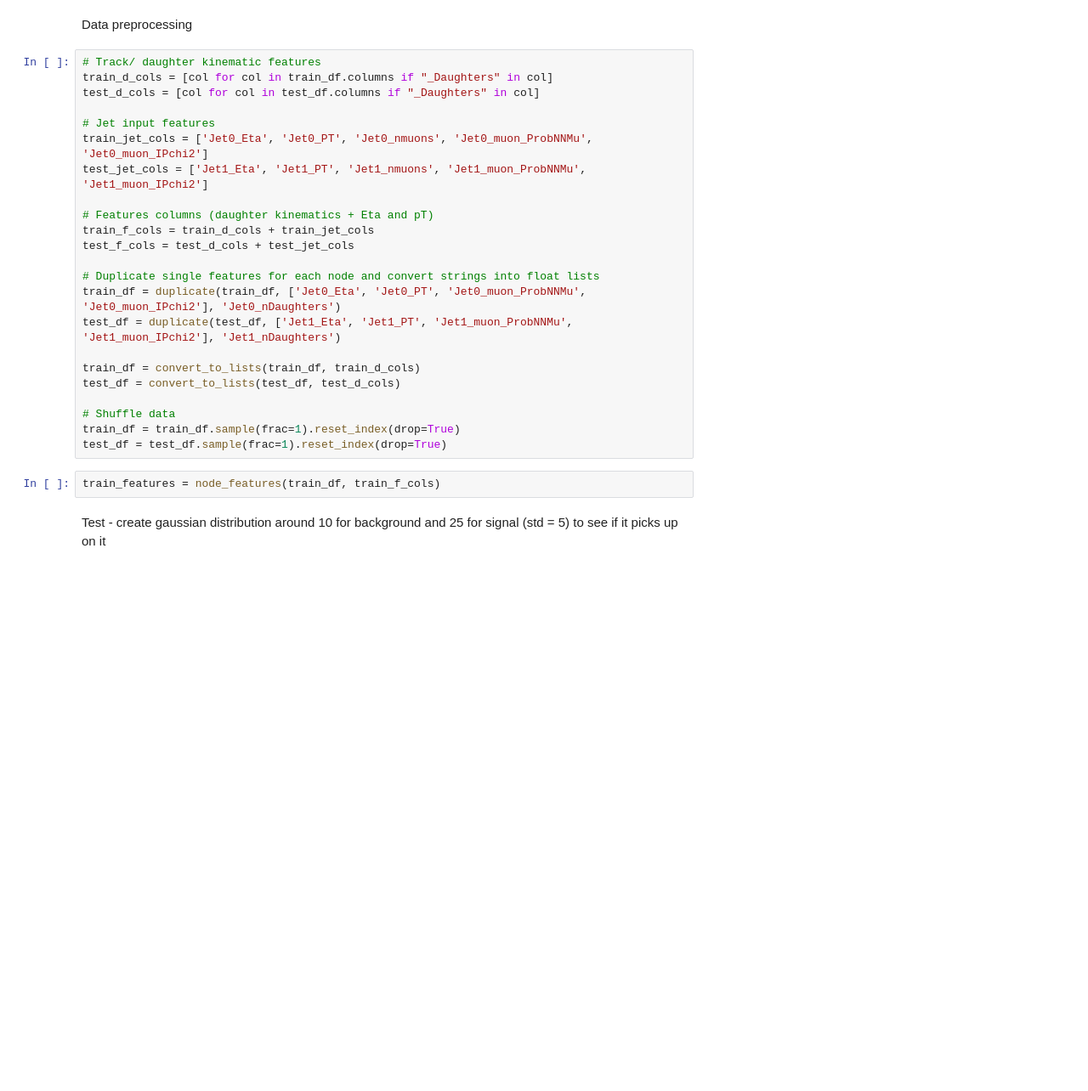
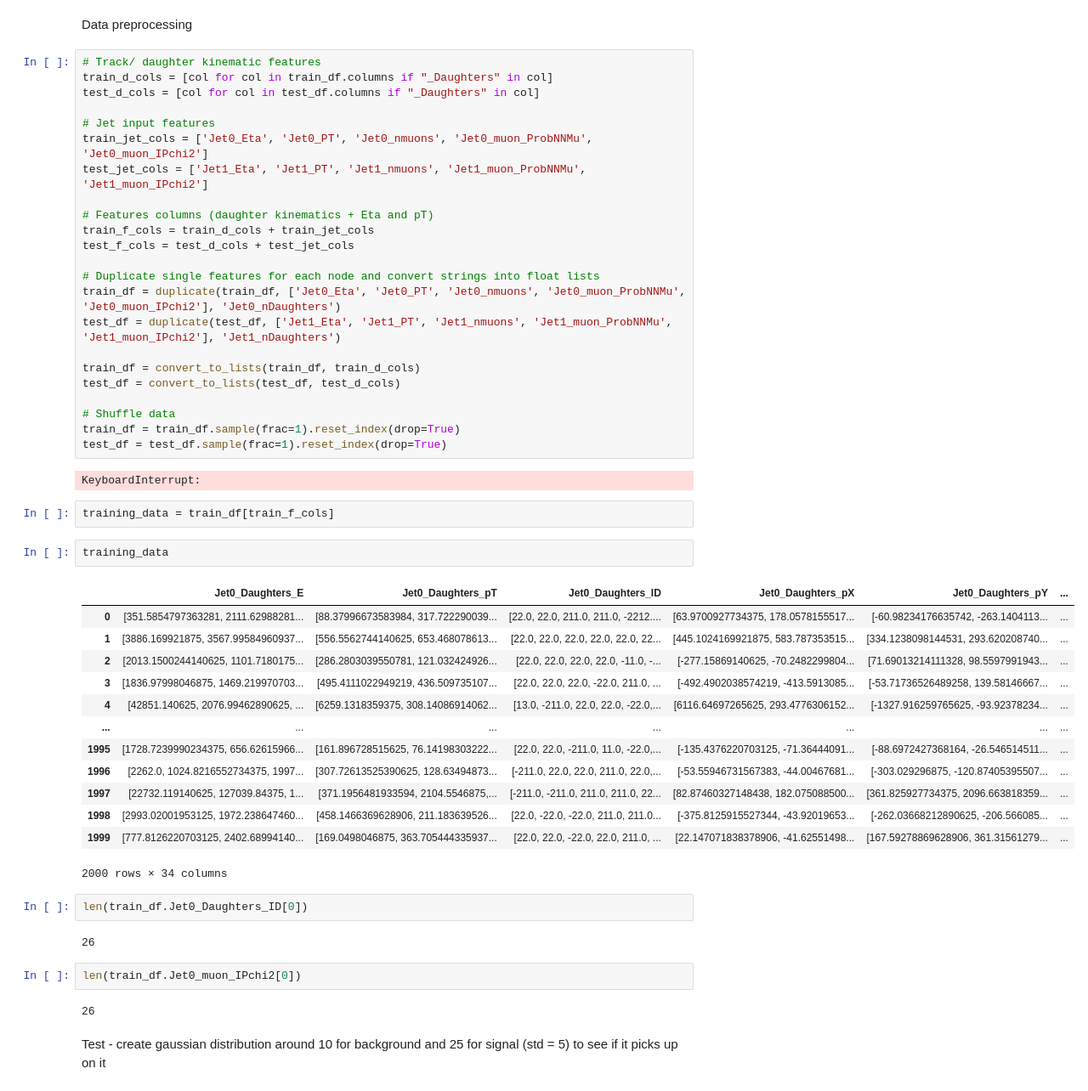
Before and after one commit to gpesticci/Jet-GNN, a Jupyter notebook: GNN.ipynb, the cells around one changed output. Shown at 85% size. Drawn from its saved outputs; the diff is of its cells as text; blank space fills up the shorter version.

```diff
--- a/GNN.ipynb
+++ b/GNN.ipynb
@@ -153,8 +137,8 @@ train_f_cols = train_d_cols + train_jet_cols
 test_f_cols = test_d_cols + test_jet_cols
 
 # Duplicate single features for each node and convert strings into float lists
-train_df = duplicate(train_df, ['Jet0_Eta', 'Jet0_PT', 'Jet0_muon_ProbNNMu', 'Jet0_muon_IPchi2'], 'Jet0_nDaughters')
-test_df = duplicate(test_df, ['Jet1_Eta', 'Jet1_PT', 'Jet1_muon_ProbNNMu', 'Jet1_muon_IPchi2'], 'Jet1_nDaughters')
+train_df = duplicate(train_df, ['Jet0_Eta', 'Jet0_PT', 'Jet0_nmuons', 'Jet0_muon_ProbNNMu', 'Jet0_muon_IPchi2'], 'Jet0_nDaughters')
+test_df = duplicate(test_df, ['Jet1_Eta', 'Jet1_PT', 'Jet1_nmuons', 'Jet1_muon_ProbNNMu', 'Jet1_muon_IPchi2'], 'Jet1_nDaughters')
 
 train_df = convert_to_lists(train_df, train_d_cols)
 test_df = convert_to_lists(test_df, test_d_cols)
@@ -162,8 +146,34 @@ test_df = convert_to_lists(test_df, test_d_cols)
 # Shuffle data
 train_df = train_df.sample(frac=1).reset_index(drop=True)
 test_df = test_df.sample(frac=1).reset_index(drop=True)
+# %% [output]
+KeyboardInterrupt:
 # %%
-train_features = node_features(train_df, train_f_cols)
+training_data = train_df[train_f_cols]
+# %%
+training_data
+# %% [output]
+|  | Jet0_Daughters_E | Jet0_Daughters_pT | Jet0_Daughters_ID | Jet0_Daughters_pX | Jet0_Daughters_pY | ... |
+| 0 | [351.5854797363281, 2111.62988281... | [88.37996673583984, 317.722290039... | [22.0, 22.0, 211.0, 211.0, -2212.... | [63.9700927734375, 178.0578155517... | [-60.98234176635742, -263.1404113... | ... |
+| 1 | [3886.169921875, 3567.99584960937... | [556.5562744140625, 653.468078613... | [22.0, 22.0, 22.0, 22.0, 22.0, 22... | [445.1024169921875, 583.787353515... | [334.1238098144531, 293.620208740... | ... |
+| 2 | [2013.1500244140625, 1101.7180175... | [286.2803039550781, 121.032424926... | [22.0, 22.0, 22.0, 22.0, -11.0, -... | [-277.15869140625, -70.2482299804... | [71.69013214111328, 98.5597991943... | ... |
+| 3 | [1836.97998046875, 1469.219970703... | [495.4111022949219, 436.509735107... | [22.0, 22.0, 22.0, -22.0, 211.0, ... | [-492.4902038574219, -413.5913085... | [-53.71736526489258, 139.58146667... | ... |
+| 4 | [42851.140625, 2076.99462890625, ... | [6259.1318359375, 308.14086914062... | [13.0, -211.0, 22.0, 22.0, -22.0,... | [6116.64697265625, 293.4776306152... | [-1327.916259765625, -93.92378234... | ... |
+| ... | ... | ... | ... | ... | ... | ... |
+| 1995 | [1728.7239990234375, 656.62615966... | [161.896728515625, 76.14198303222... | [22.0, 22.0, -211.0, 11.0, -22.0,... | [-135.4376220703125, -71.36444091... | [-88.6972427368164, -26.546514511... | ... |
+| 1996 | [2262.0, 1024.8216552734375, 1997... | [307.72613525390625, 128.63494873... | [-211.0, 22.0, 22.0, 211.0, 22.0,... | [-53.55946731567383, -44.00467681... | [-303.029296875, -120.87405395507... | ... |
+| 1997 | [22732.119140625, 127039.84375, 1... | [371.1956481933594, 2104.5546875,... | [-211.0, -211.0, 211.0, 211.0, 22... | [82.87460327148438, 182.075088500... | [361.825927734375, 2096.663818359... | ... |
+| 1998 | [2993.02001953125, 1972.238647460... | [458.1466369628906, 211.183639526... | [22.0, -22.0, -22.0, 211.0, 211.0... | [-375.8125915527344, -43.92019653... | [-262.03668212890625, -206.566085... | ... |
+| 1999 | [777.8126220703125, 2402.68994140... | [169.0498046875, 363.705444335937... | [22.0, 22.0, -22.0, 22.0, 211.0, ... | [22.147071838378906, -41.62551498... | [167.59278869628906, 361.31561279... | ... |
+2000 rows × 34 columns
+# %%
+len(train_df.Jet0_Daughters_ID[0])
+# %% [output]
+26
+# %%
+len(train_df.Jet0_muon_IPchi2[0])
+# %% [output]
+26
 # %% [markdown]
 Test - create gaussian distribution around 10 for background and 25 for signal (std = 5) to see if it picks up on it
 # %%
```
Also changed, not shown: parts of 13 cells of this notebook.
